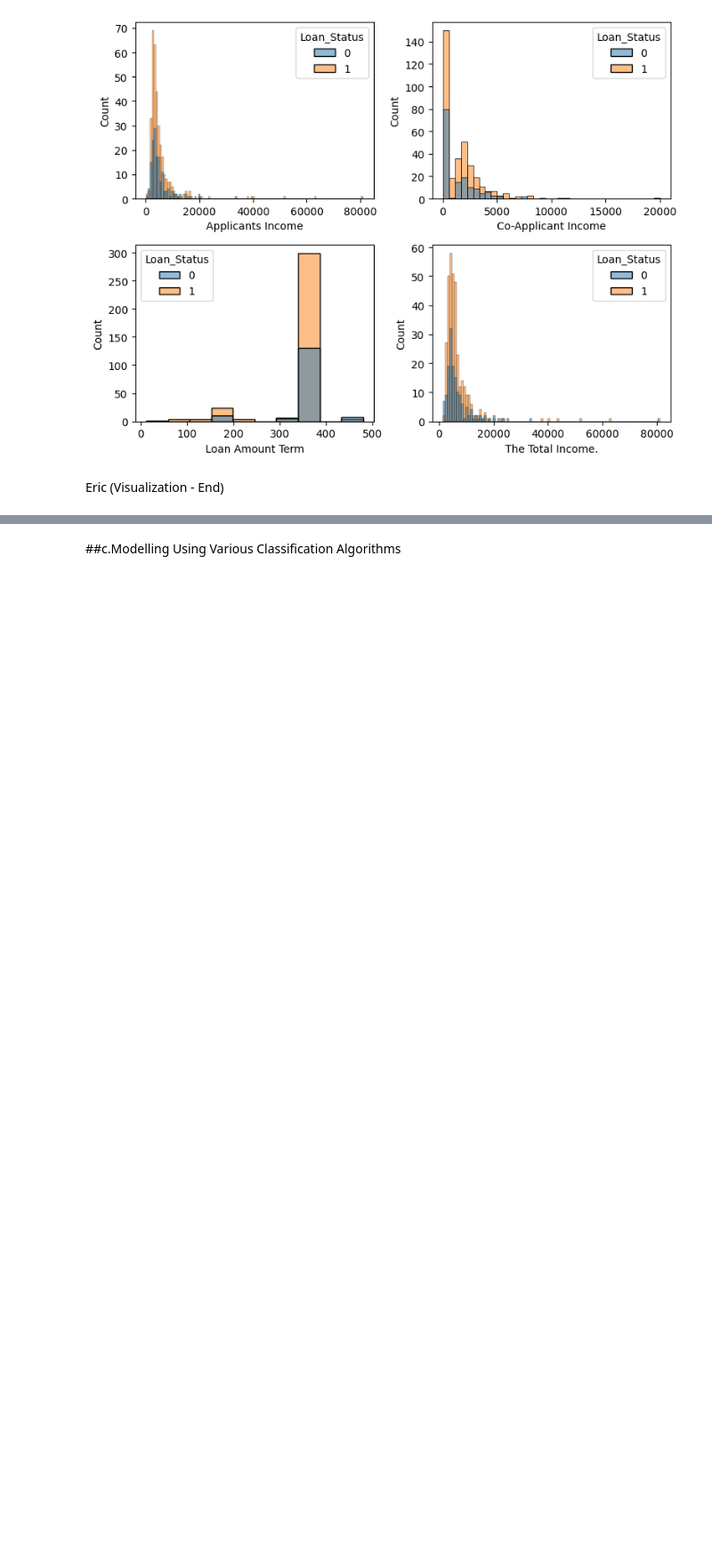
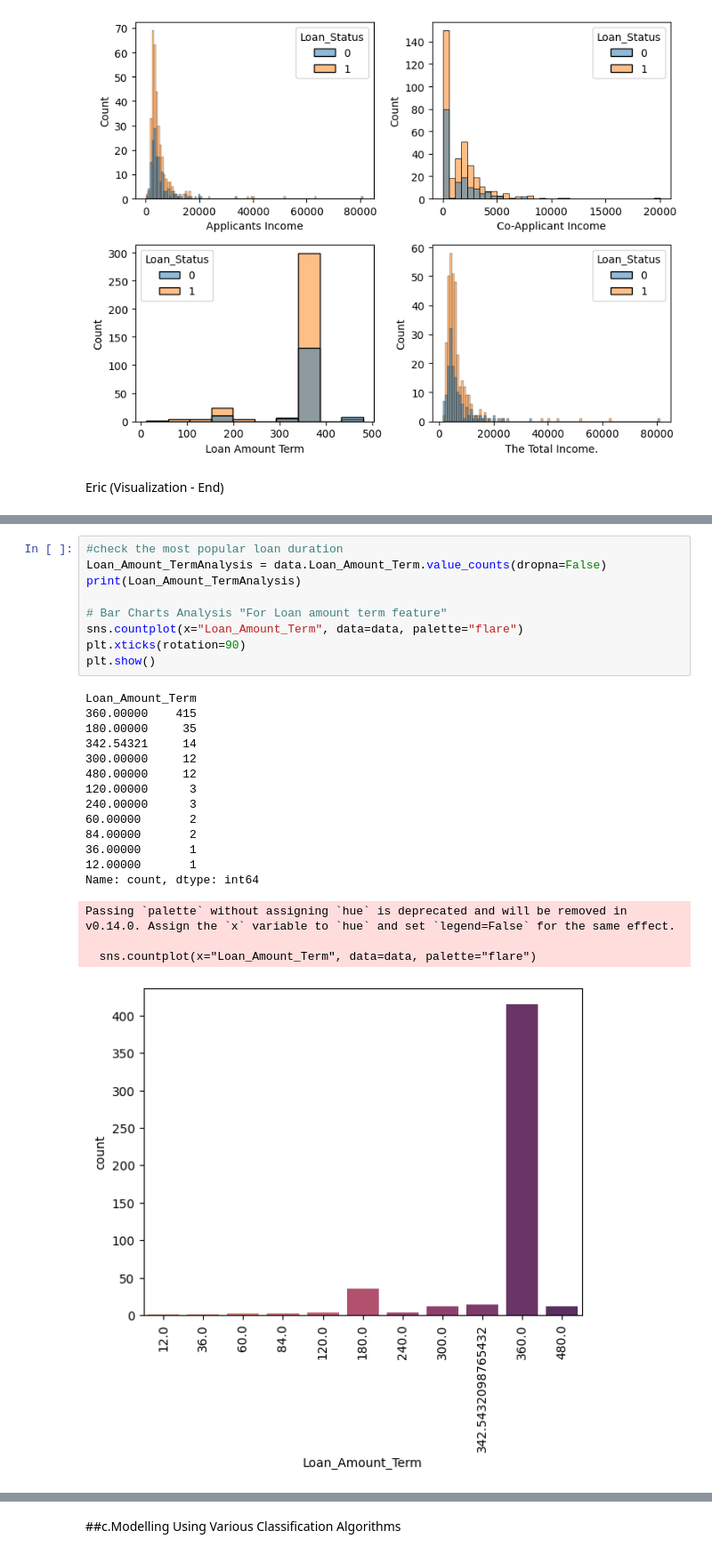
Before and after one commit to Git-Hub-Collaboration/MSC-Collaboration-V1, a Jupyter notebook: Datascience_Loan_Prediction.ipynb, the cells around one changed output, grey strips where cells are left out. Shown at 89% size. Saved outputs shown, nothing was run; the diff lists cells and outputs as text; blank space fills up the shorter version.

```diff
--- a/Datascience_Loan_Prediction.ipynb
+++ b/Datascience_Loan_Prediction.ipynb
@@ -310,0 +320,27 @@ Eric (Visualization - End)
+# %%
+#check the most popular loan duration
+Loan_Amount_TermAnalysis = data.Loan_Amount_Term.value_counts(dropna=False)
+print(Loan_Amount_TermAnalysis)
+
+# Bar Charts Analysis "For Loan amount term feature"
+sns.countplot(x="Loan_Amount_Term", data=data, palette="flare")
+plt.xticks(rotation=90)
+plt.show()
+# %% [output]
+Loan_Amount_Term
+360.00000    415
+180.00000     35
+342.54321     14
+300.00000     12
+480.00000     12
+120.00000      3
+240.00000      3
+60.00000       2
+84.00000       2
+36.00000       1
+12.00000       1
+Name: count, dtype: int64
+Passing `palette` without assigning `hue` is deprecated and will be removed in v0.14.0. Assign the `x` variable to `hue` and set `legend=False` for the same effect.
+
+  sns.countplot(x="Loan_Amount_Term", data=data, palette="flare")
+[figure, added]
```
Also changed, not shown: parts of 13 cells of this notebook.
